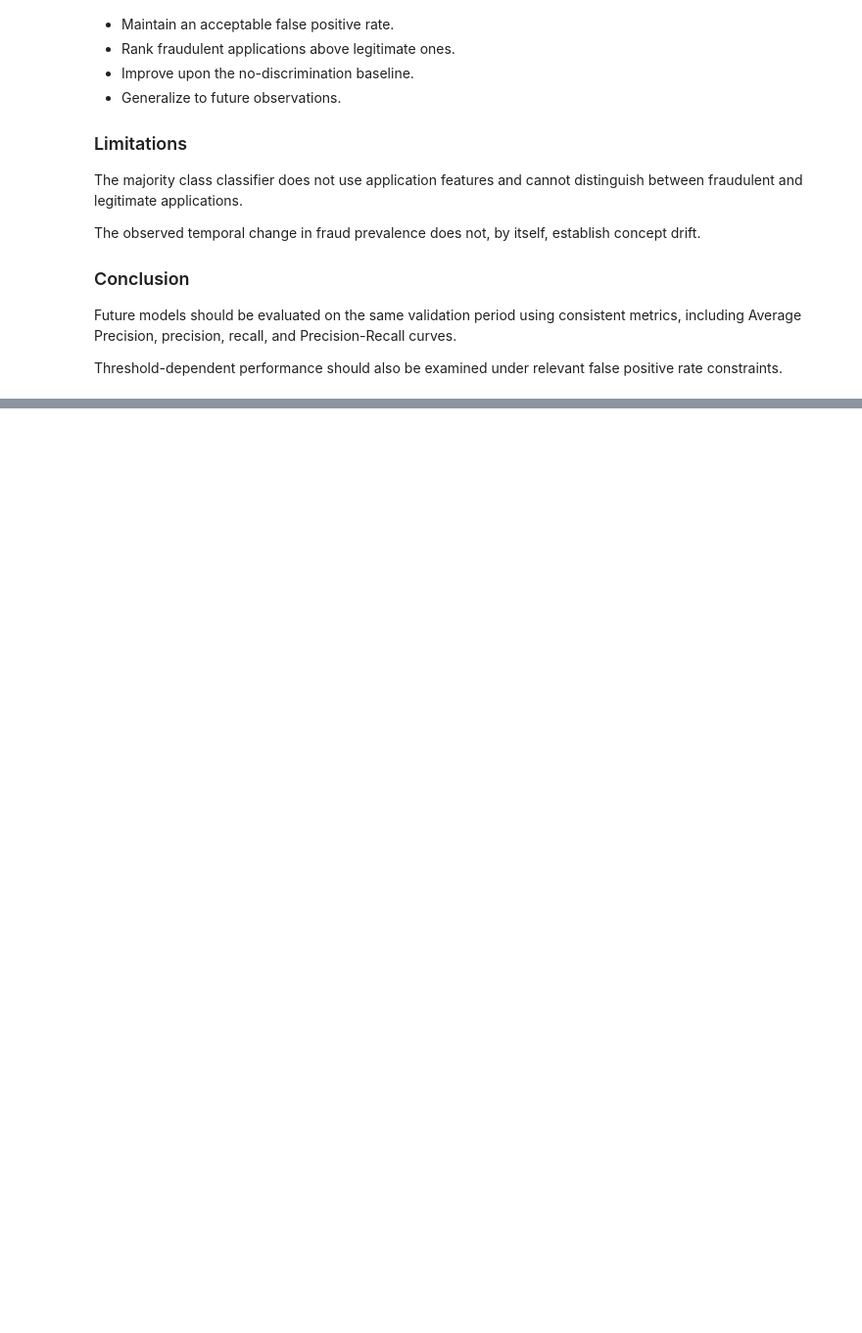
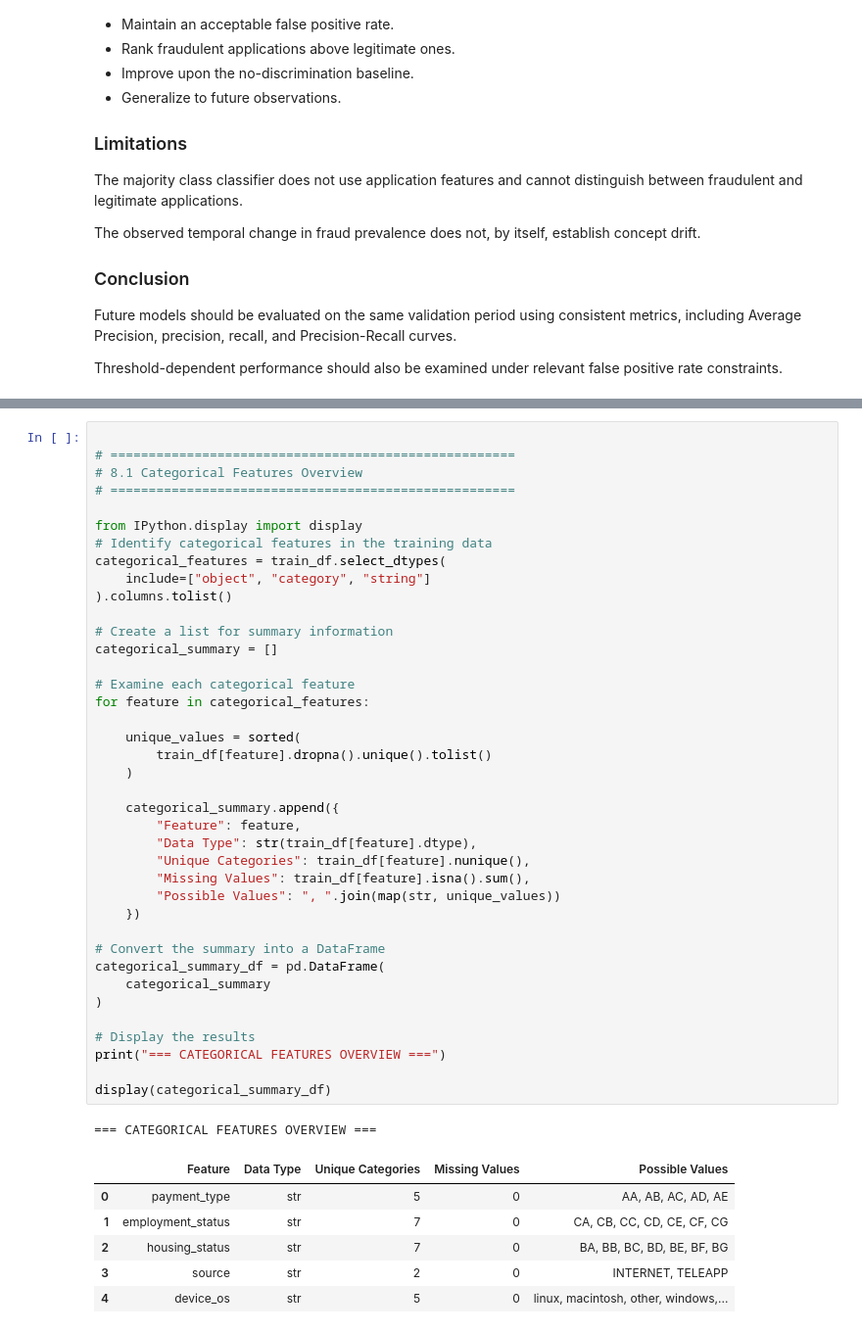
Before and after one commit to fidaaarrabi/ml-project-bank-fraud-detection, a Jupyter notebook: notebooks/01_stage1_dataset_study.ipynb, the cells around one changed output, grey strips where cells are left out. Shown at 98% size. Saved outputs shown, nothing was run; the diff lists cells and outputs as text; blank space fills up the shorter version.

```diff
--- a/notebooks/01_stage1_dataset_study.ipynb
+++ b/notebooks/01_stage1_dataset_study.ipynb
@@ -1280,0 +1330,47 @@ rate constraints.
+# %%
+
+# =====================================================
+# 8.1 Categorical Features Overview
+# =====================================================
+
+from IPython.display import display
+# Identify categorical features in the training data
+categorical_features = train_df.select_dtypes(
+    include=["object", "category", "string"]
+).columns.tolist()
+
+# Create a list for summary information
+categorical_summary = []
+
+# Examine each categorical feature
+for feature in categorical_features:
+
+    unique_values = sorted(
+        train_df[feature].dropna().unique().tolist()
+    )
+
+    categorical_summary.append({
+        "Feature": feature,
+        "Data Type": str(train_df[feature].dtype),
+        "Unique Categories": train_df[feature].nunique(),
+        "Missing Values": train_df[feature].isna().sum(),
+        "Possible Values": ", ".join(map(str, unique_values))
+    })
+
+# Convert the summary into a DataFrame
+categorical_summary_df = pd.DataFrame(
+    categorical_summary
+)
+
+# Display the results
+print("=== CATEGORICAL FEATURES OVERVIEW ===")
+
+display(categorical_summary_df)
+# %% [output]
+=== CATEGORICAL FEATURES OVERVIEW ===
+|  | Feature | Data Type | Unique Categories | Missing Values | Possible Values |
+| 0 | payment_type | str | 5 | 0 | AA, AB, AC, AD, AE |
+| 1 | employment_status | str | 7 | 0 | CA, CB, CC, CD, CE, CF, CG |
+| 2 | housing_status | str | 7 | 0 | BA, BB, BC, BD, BE, BF, BG |
+| 3 | source | str | 2 | 0 | INTERNET, TELEAPP |
+| 4 | device_os | str | 5 | 0 | linux, macintosh, other, windows,... |
```
Also changed, not shown: parts of 9 cells of this notebook.
